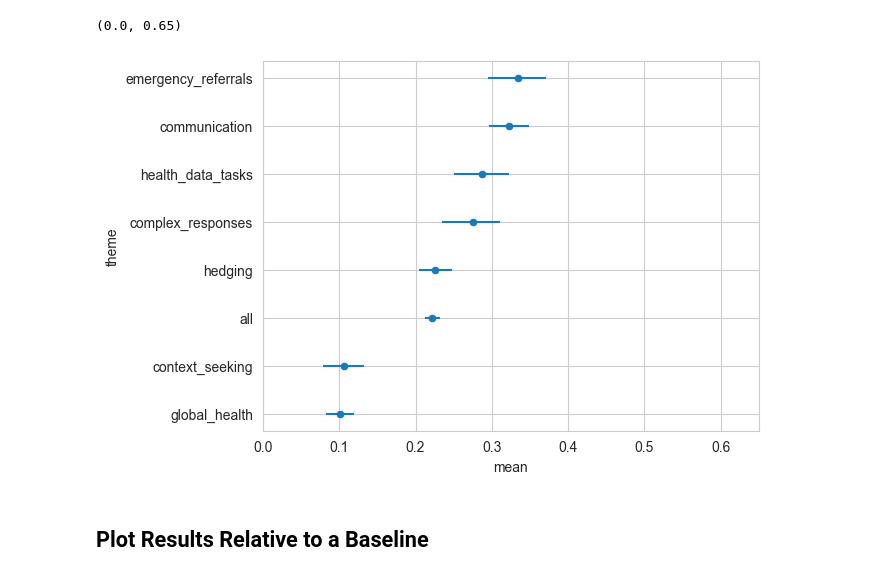
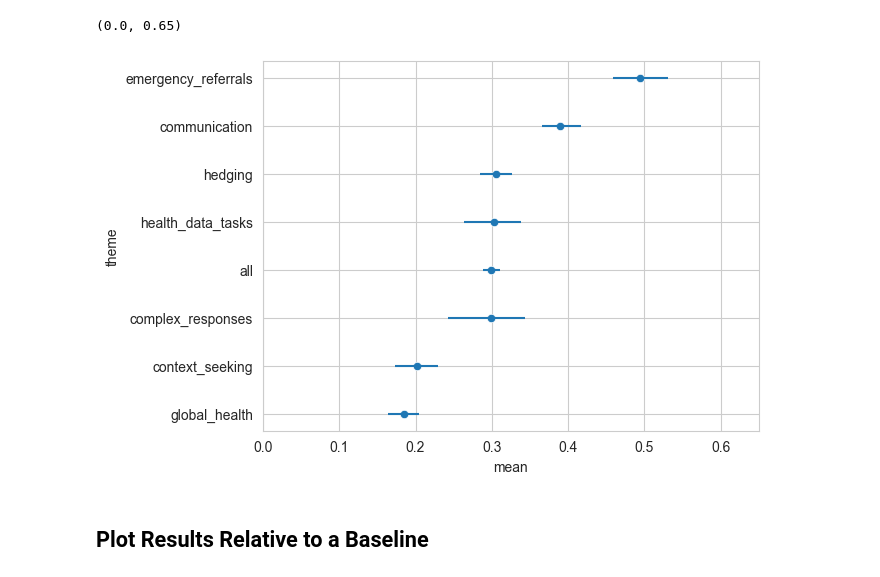
Before and after one commit to atroposhealth/healthbench_fork, a Jupyter notebook: results/plot_results.ipynb, the cells around one changed output. Drawn from its saved outputs; the diff is of its cells as text; code cells hidden in the pictures.

```diff
--- a/results/plot_results.ipynb
+++ b/results/plot_results.ipynb
@@ -5,7 +5,7 @@ import numpy as np
 import matplotlib.pyplot as plt
 # %%
 conversation_results_multiple_runs_per_model = pl.read_csv(
-    "healthbench_granular_data_20251121.tsv", separator="\t"
+    "healthbench_granular_data_20251201.tsv", separator="\t"
 )
 conversation_results_multiple_runs_per_model.head()
 # %% [output]
@@ -197,14 +214,14 @@ g.set_xlim(0, 0.65)
 # %%
 # Plot theme results
-plot_df = theme_results.filter(pl.col("model") == "llama-4-maverick-rag2").sort(
-    "mean", descending=True
-)
+plot_df = theme_results.filter(
+    pl.col("model") == "llama-4-maverick-enhanced-prompt-completeness-3"
+).sort("mean", descending=True)
 g = sns.scatterplot(data=plot_df, x="mean", y="theme")
 plt.hlines(plot_df["theme"], plot_df["lower_ci"], plot_df["upper_ci"])
 g.set_xlim(0, 0.65)
 # %% [output]
 (0.0, 0.65)
-[figure, old version]
+[figure, new version]
 # %% [markdown]
 ## Plot Results Relative to a Baseline
 # %%
```
Also changed, not shown: parts of 8 cells of this notebook, 26 other files.
